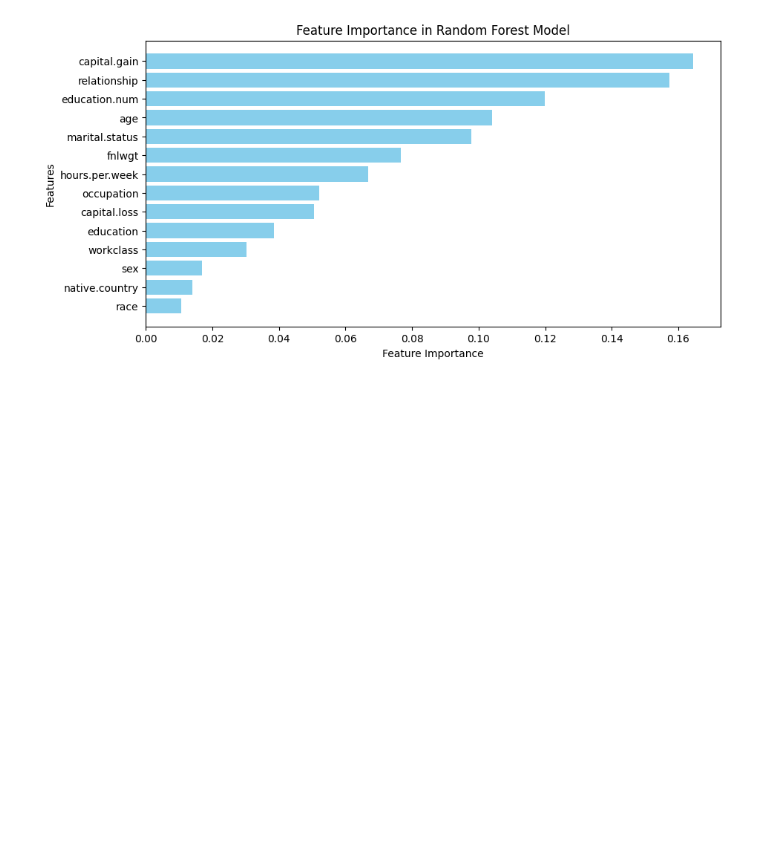
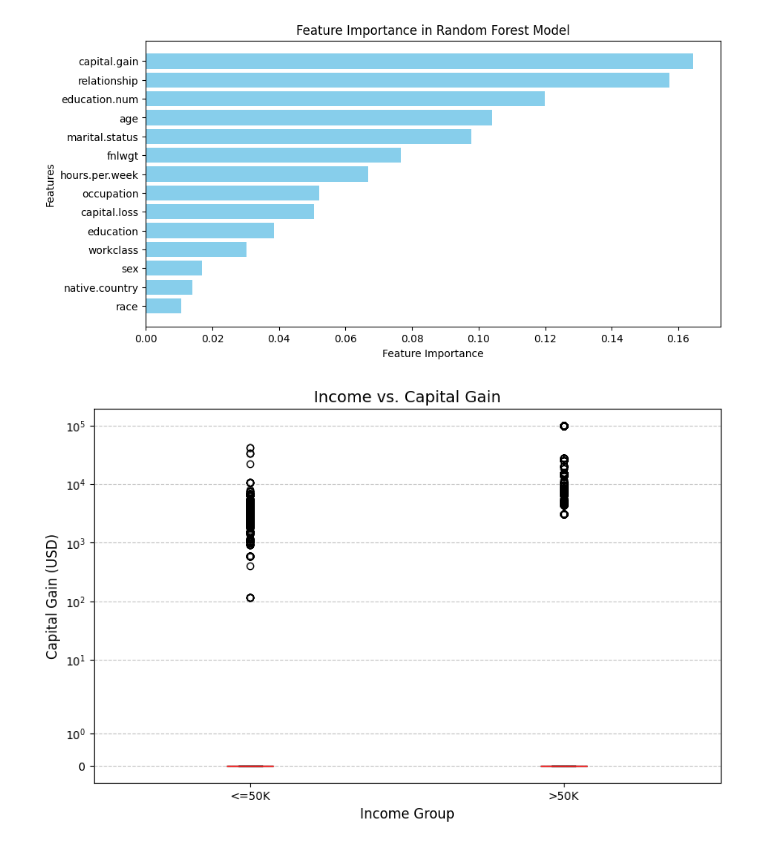
Before and after one commit to MhmdFais/ml-assignment, a Jupyter notebook: main.ipynb, the cells around one changed output. Cells and saved outputs as stored; diff of their text form; code cells hidden in the pictures; blank space fills up the shorter version.

```diff
--- a/main.ipynb
+++ b/main.ipynb
@@ -190,3 +190,39 @@ else:
     print("The model does not support feature importance.")
 # %% [output]
 [figure]
+# %%
+# Create a copy of the processed DataFrame
+df_vis = df.copy()
+
+# Reverse Label Encoding for categorical columns
+df_vis['income'] = label_encoders['income'].inverse_transform(df_vis['income'])
+df_vis['relationship'] = label_encoders['relationship'].inverse_transform(df_vis['relationship'])
+
+# Reverse StandardScaler for numerical features (to get original values)
+numerical_cols = ['age', 'education', 'capital.gain', 'capital.loss', 'hours.per.week']
+df_vis[numerical_cols] = scaler.inverse_transform(df_vis[numerical_cols])
+# %%
+import matplotlib.pyplot as plt
+
+# Split data by income groups
+capital_gain_high = df_vis[df_vis['income'] == '>50K']['capital.gain']
+capital_gain_low = df_vis[df_vis['income'] == '<=50K']['capital.gain']
+
+# Create a boxplot
+plt.figure(figsize=(10, 6))
+plt.boxplot(
+    [capital_gain_low, capital_gain_high],
+    labels=['<=50K', '>50K'],
+    patch_artist=True,  # Color the boxes
+    boxprops=dict(facecolor='lightblue'),  # Box color
+    medianprops=dict(color='red')  # Median line color
+)
+
+plt.title('Income vs. Capital Gain', fontsize=14)
+plt.xlabel('Income Group', fontsize=12)
+plt.ylabel('Capital Gain (USD)', fontsize=12)
+plt.yscale('symlog')  # Handle outliers with logarithmic scale
+plt.grid(axis='y', linestyle='--', alpha=0.7)
+plt.show()
+# %% [output]
+[figure, added]
```
Also changed, not shown: parts of 3 cells of this notebook.
